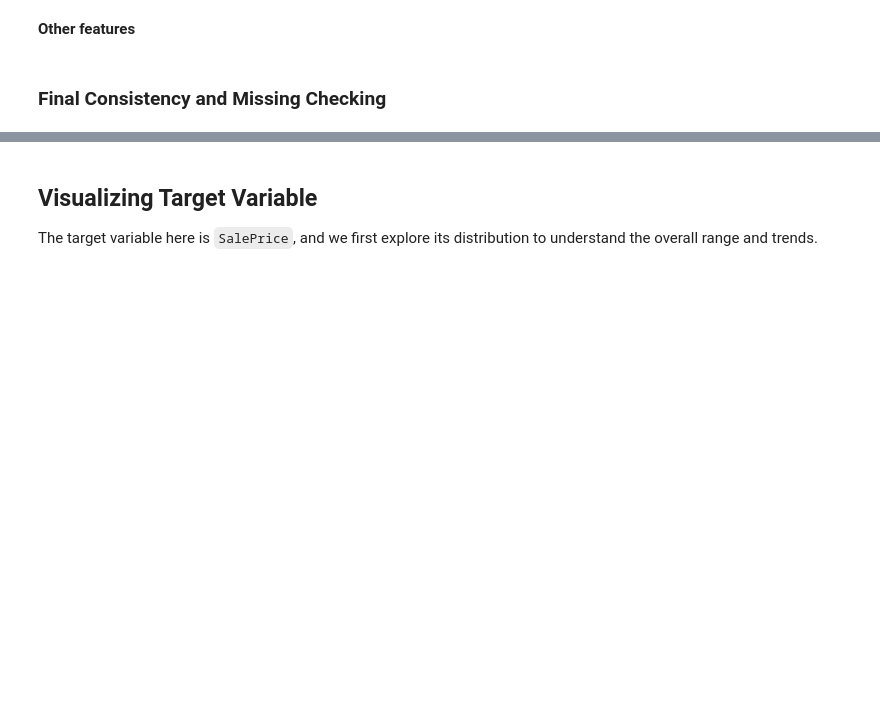
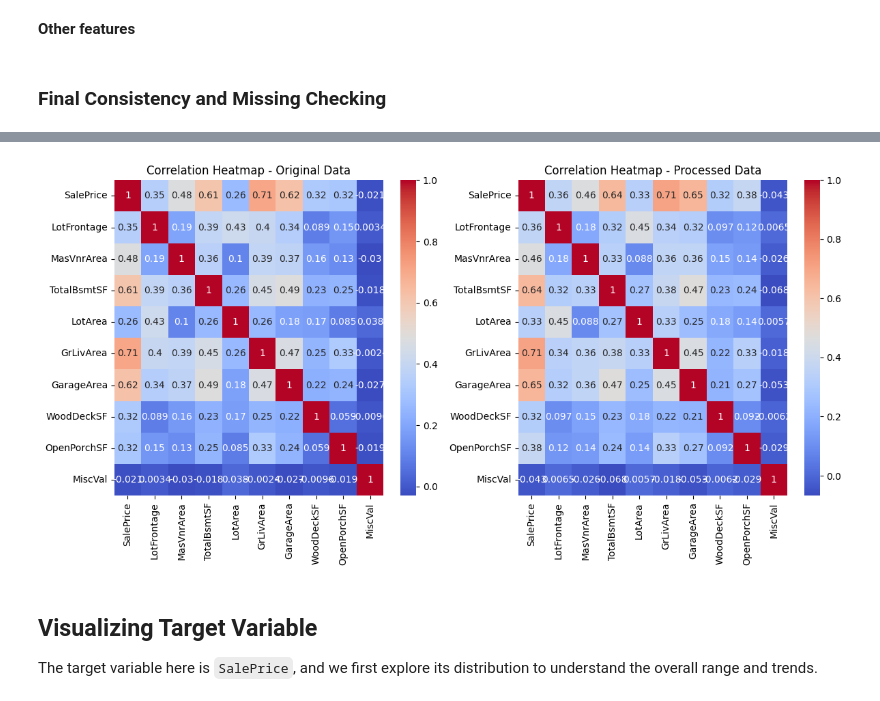
Before and after one commit to lucas6028/house-prices, a Jupyter notebook: HousePrices.ipynb, the cells around one changed output, grey strips where cells are left out. Cells and saved outputs as stored; diff of their text form; code cells hidden in the pictures; blank space fills up the shorter version.

```diff
--- a/HousePrices.ipynb
+++ b/HousePrices.ipynb
@@ -389,3 +411,13 @@ test.to_csv('data/test_cleaned.csv', index=False)
+# %%
+# Comparison of correlations with heatmaps
+fig, (ax1, ax2) = plt.subplots(1, 2, figsize=(14, 6))
+sns.heatmap(train_origin[numeric_features].corr(), annot=True, cmap='coolwarm', ax=ax1)
+ax1.set_title('Correlation Heatmap - Original Data')
+sns.heatmap(train[numeric_features].corr(), annot=True, cmap='coolwarm', ax=ax2)
+ax2.set_title('Correlation Heatmap - Processed Data')
+plt.show()
+# %% [output]
+[figure, added]
 # %% [markdown]
 ## Visualizing Target Variable
 
```
Also changed, not shown: parts of 3 cells of this notebook.
